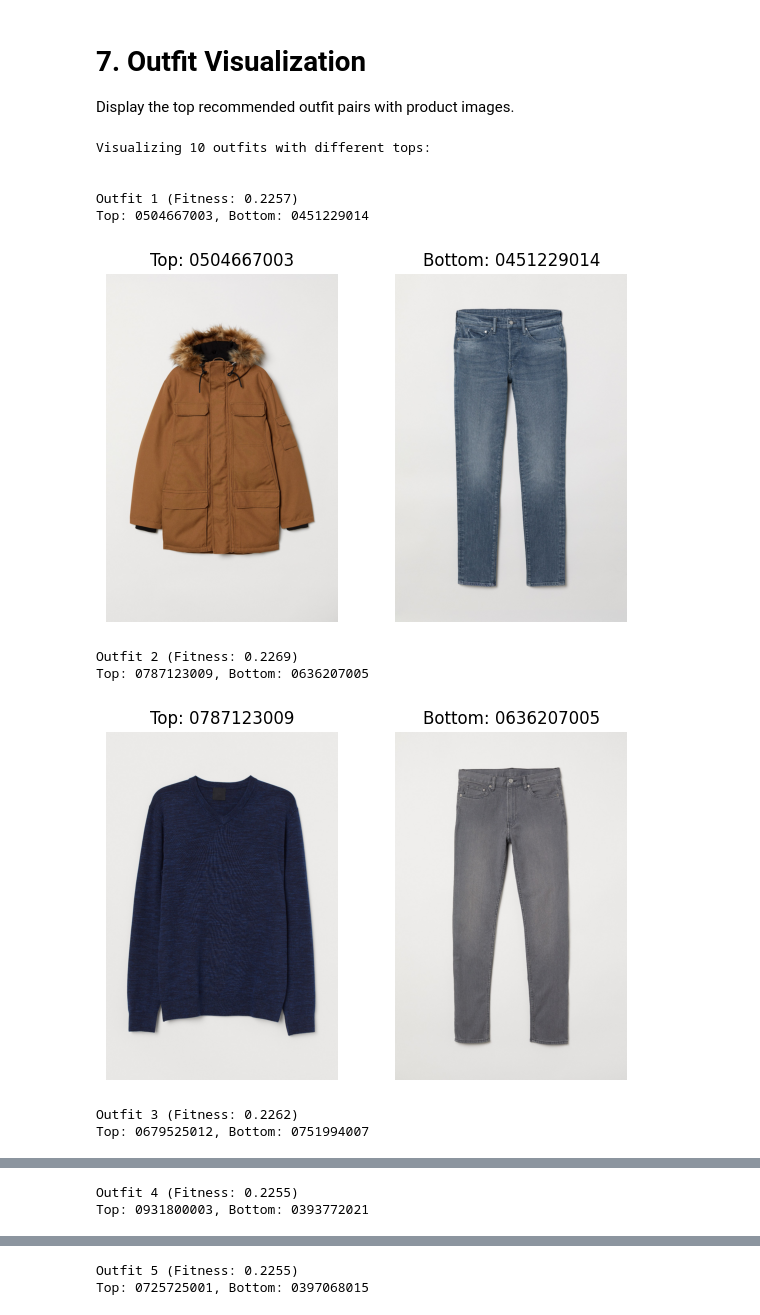
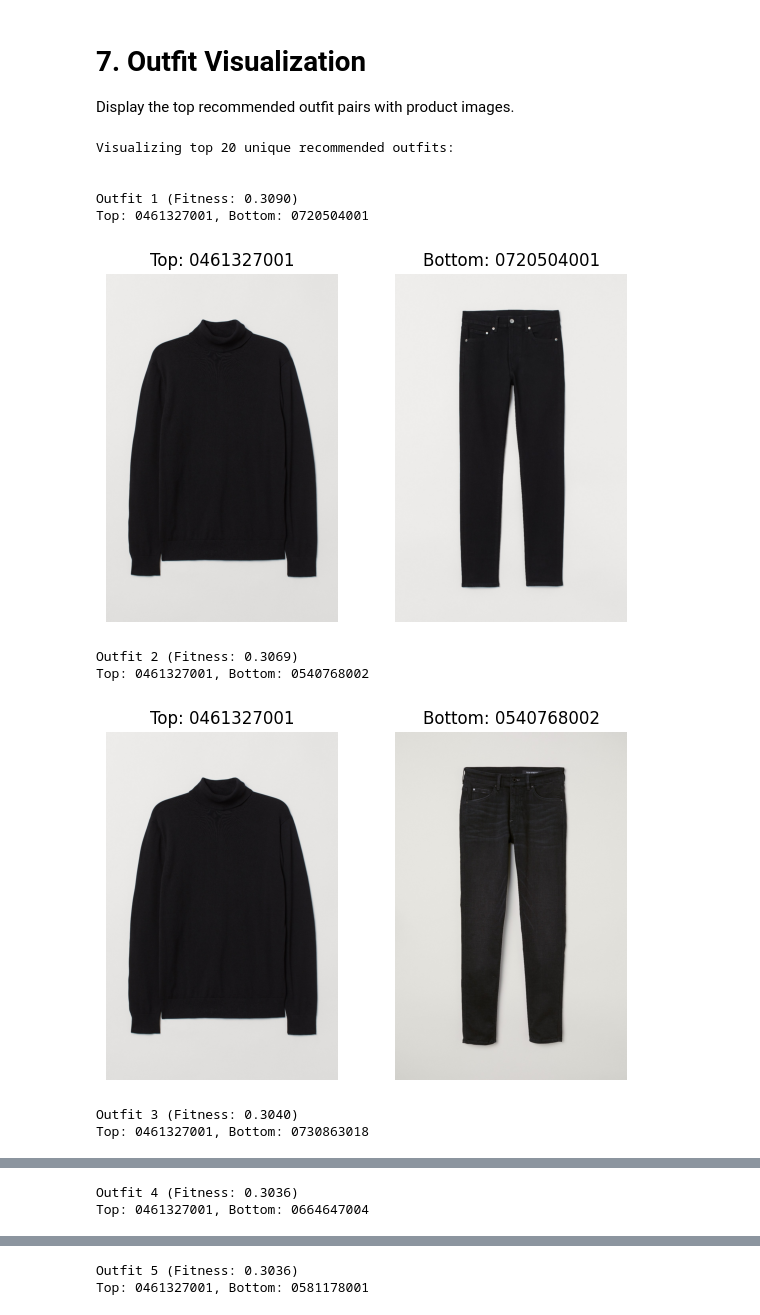
Before and after one commit to victorjongsoon/fashion-recommender, a Jupyter notebook: scripts/h_and_m_analysis.ipynb, the cells around one changed output, grey strips where cells are left out. Saved outputs shown, nothing was run; the diff lists cells and outputs as text; code cells hidden in the pictures.

Commit message:
same top differnet bottoms

```diff
--- a/scripts/h_and_m_analysis.ipynb
+++ b/scripts/h_and_m_analysis.ipynb
@@ -563,44 +563,38 @@ Top 5 outfits:
 # 7. Outfit Visualization
 Display the top recommended outfit pairs with product images.
 # %%
-NUM_OUTFITS_TO_SHOW = 10
+NUM_OUTFITS_TO_SHOW = 20
 
-print(f"Visualizing {NUM_OUTFITS_TO_SHOW} outfits with different tops:\n")
+print(f"Visualizing top {NUM_OUTFITS_TO_SHOW} unique recommended outfits:\n")
 
-tops_to_use = filtered_tops["article_id"].sample(NUM_OUTFITS_TO_SHOW).tolist()
+seen = set()
+shown = 0
 
-shown = 0
-for top_id in tops_to_use:
-    candidates = get_top_bottom_candidates(top_id, k=20)
-    candidates = [b for b in candidates if b in set(filtered_bottoms["article_id"])]
+for chrom, fit in final_results:
+    key = tuple(chrom)
 
-    if not candidates:
+    if key in seen:
         continue
 
-    # pick best bottom by fitness
-    best_bottom = None
-    best_fit = -1
+    seen.add(key)
+    top_id, bottom_id = chrom
 
-    for b in candidates:
-        fit = fitness([top_id, b], top_to_bottoms, cooccurrence, user_preferences)
-        if fit > best_fit:
-            best_fit = fit
-            best_bottom = b
+    print(f"\nOutfit {shown+1} (Fitness: {fit:.4f})")
+    print(f"Top: {top_id}, Bottom: {bottom_id}")
+    show_outfit(top_id, [bottom_id])
 
-    if best_bottom:
-        shown += 1
-        print(f"\nOutfit {shown} (Fitness: {best_fit:.4f})")
-        print(f"Top: {top_id}, Bottom: {best_bottom}")
-        show_outfit(top_id, [best_bottom])
+    shown += 1
+    if shown == NUM_OUTFITS_TO_SHOW:
+        break
 # %% [output]
-Visualizing 10 outfits with different tops:
+Visualizing top 20 unique recommended outfits:
 
 
-Outfit 1 (Fitness: 0.2257)
-Top: 0504667003, Bottom: 0451229014
+Outfit 1 (Fitness: 0.3090)
+Top: 0461327001, Bottom: 0720504001
-[figure, old version]
+[figure, new version]
-Outfit 2 (Fitness: 0.2269)
-Top: 0787123009, Bottom: 0636207005
+Outfit 2 (Fitness: 0.3069)
+Top: 0461327001, Bottom: 0540768002
-[figure, old version]
+[figure, new version]
-Outfit 3 (Fitness: 0.2262)
-Top: 0679525012, Bottom: 0751994007
+Outfit 3 (Fitness: 0.3040)
+Top: 0461327001, Bottom: 0730863018
@@ -608,2 +602,2 @@ Top: 0679525012, Bottom: 0751994007
-Outfit 4 (Fitness: 0.2255)
-Top: 0931800003, Bottom: 0393772021
+Outfit 4 (Fitness: 0.3036)
+Top: 0461327001, Bottom: 0664647004
@@ -611,2 +605,2 @@ Top: 0931800003, Bottom: 0393772021
-Outfit 5 (Fitness: 0.2255)
-Top: 0725725001, Bottom: 0397068015
+Outfit 5 (Fitness: 0.3036)
+Top: 0461327001, Bottom: 0581178001
```
Also changed, not shown: parts of 1 cell of this notebook.
